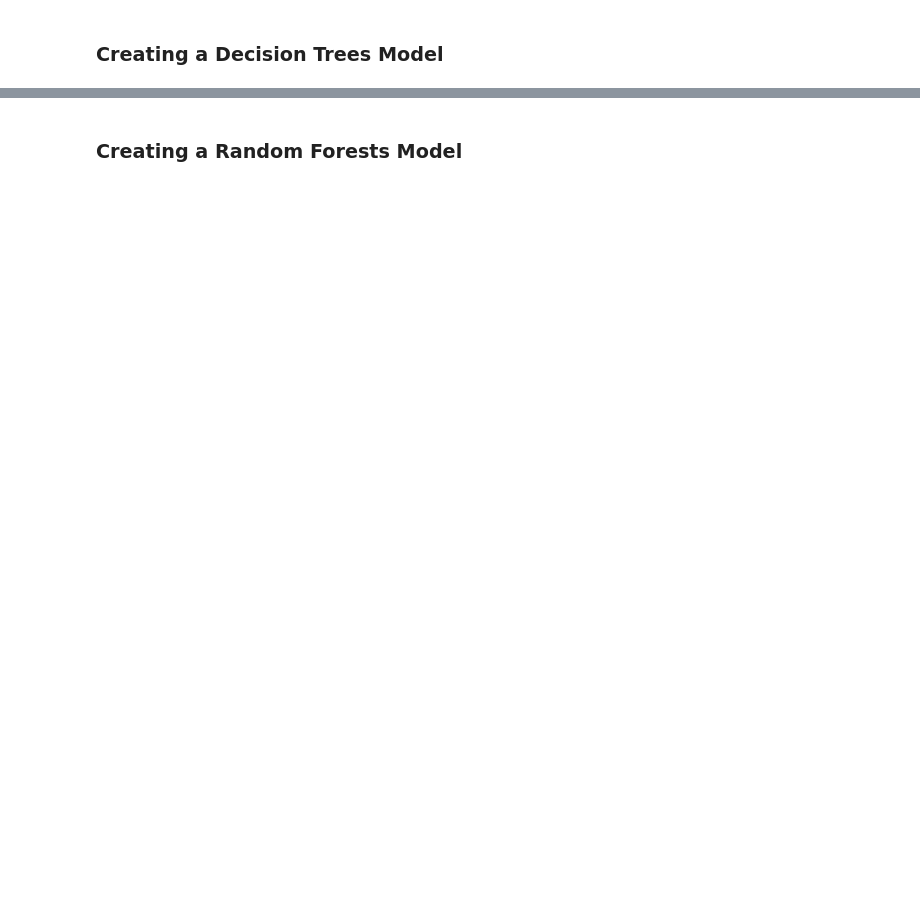
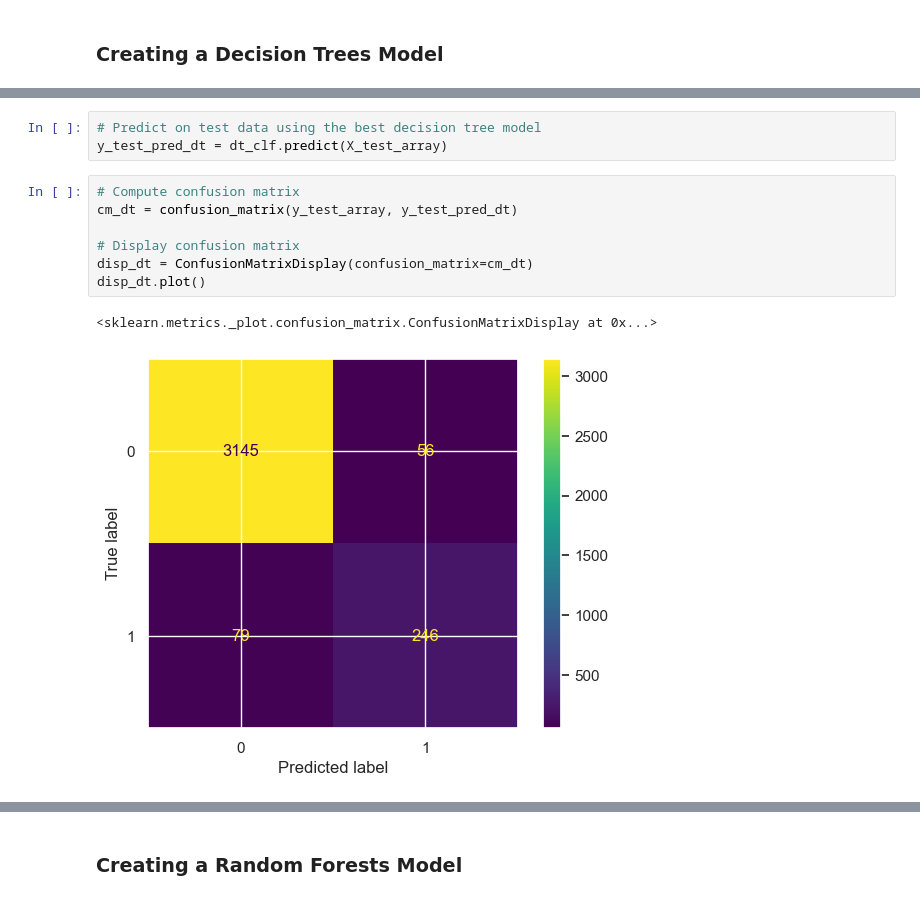
Before and after one commit to Mithunjack/365UpgradeAI, a Jupyter notebook: Machine Learning for User Classification Project/Machine Learning Project.ipynb, the cells around one changed output, grey strips where cells are left out. Drawn from its saved outputs; the diff is of its cells as text; blank space fills up the shorter version.

```diff
--- a/Machine Learning for User Classification Project/Machine Learning Project.ipynb
+++ b/Machine Learning for User Classification Project/Machine Learning Project.ipynb
@@ -397,0 +517,13 @@ weighted avg       0.96      0.96      0.96      3526
+# %%
+# Predict on test data using the best decision tree model
+y_test_pred_dt = dt_clf.predict(X_test_array)
+# %%
+# Compute confusion matrix
+cm_dt = confusion_matrix(y_test_array, y_test_pred_dt)
+
+# Display confusion matrix
+disp_dt = ConfusionMatrixDisplay(confusion_matrix=cm_dt)
+disp_dt.plot()
+# %% [output]
+<sklearn.metrics._plot.confusion_matrix.ConfusionMatrixDisplay at 0x...>
+[figure, added]
```
Also changed, not shown: parts of 14 cells of this notebook.
